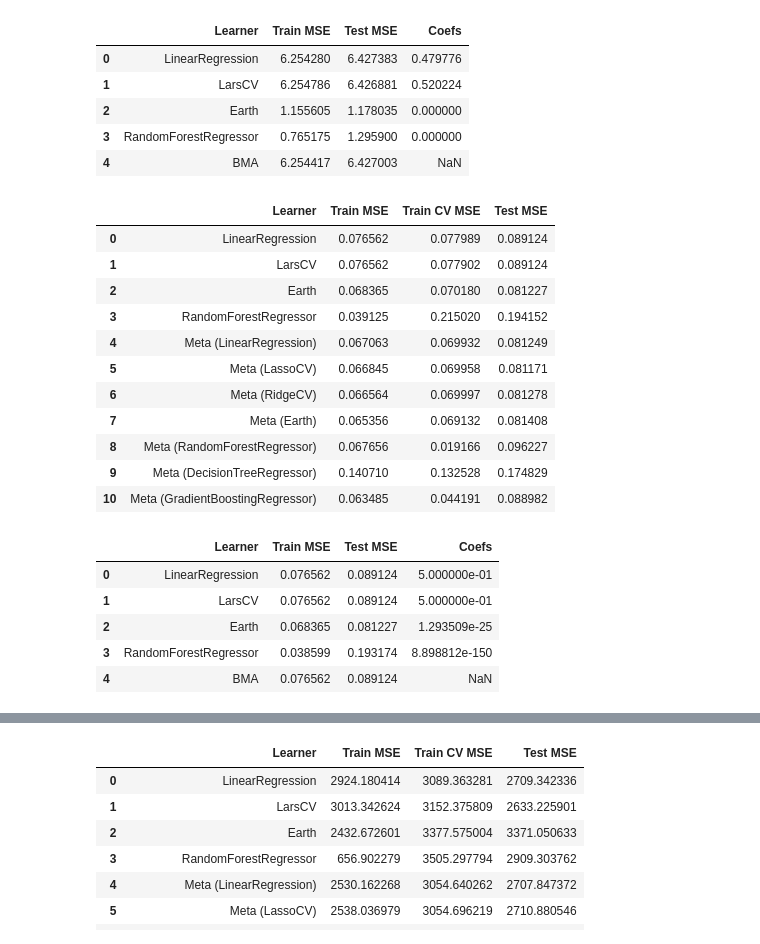
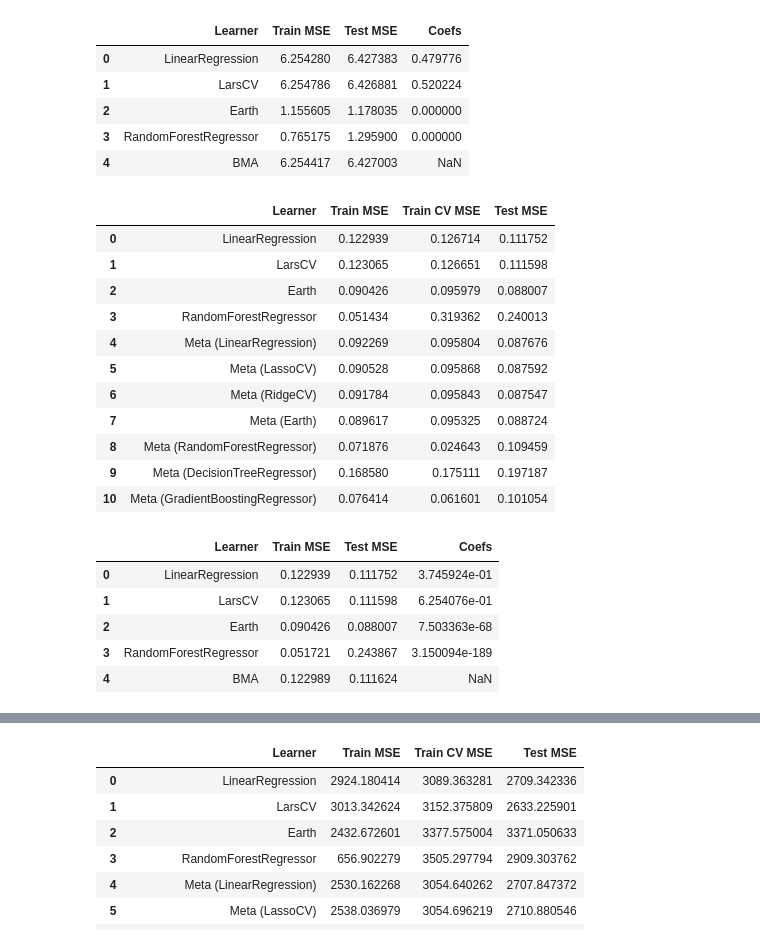
Before and after one commit to Akababa/super-learner, a Jupyter notebook: Reproduce results.ipynb, the cells around one changed output, grey strips where cells are left out. Cells and saved outputs as stored; diff of their text form; code cells hidden in the pictures.

```diff
--- a/Reproduce results.ipynb
+++ b/Reproduce results.ipynb
@@ -30,14 +30,14 @@ rtree=DecisionTreeRegressor(max_depth=3,min_samples_split=5)
 
 cands=[ols,lars,earth,rf]
 metas=[ols,lasso,ridge,earth,rf,rtree,gbm]
-def helper(X1,y1,X2,y2):
-    display(try_super_learners(cands,metas,X1,y1,X2,y2))
+def helper(X1,y1,X2,y2,cands_bma=cands,cands_sl=cands,metas=metas):
+    display(try_super_learners(cands_sl,metas,X1,y1,X2,y2))
 #     sl=SuperLearner(cand_learners=cands,V=10,meta_learner=ols).fit(X1,y1)
 #     for meta in metas:
 #         sl.meta_learner_=meta.fit(sl.Z_train_cv_,y1)
 #         df=sl.debug(X1,y1,X2,y2,skip_fit=True)
 
-    display(BMA(cand_learners=cands).debug(X1,y1,X2,y2))
+    display(BMA(cand_learners=cands_bma).debug(X1,y1,X2,y2))
 # %% [output]
 The gprof2dot_magic module is not an IPython extension.
 # %%
@@ -74,43 +74,43 @@ helper(*train1,*test1)
 # %%
 # Second simulation (low noise linear)
 def sim2(n, noise_ratio=0.1):
     w = np.zeros(12)
     w[0:6] = 0.9
-    w[6:8] = 0.3
-    w[8:10] = 0.1
-    x12 = np.random.poisson(1 ,size=(n,2))
-    x36 = np.random.uniform(0,1, size=(n,4))
-    x78 = x12*x36[:,0:2]
-    x910 = x36[:,0:2]*x36[:,1:3]
-    x1112 = np.random.binomial(2, 0.5, size=(n,2))
-    y_mat = pd.DataFrame(np.concatenate([x12, x36, x78, x910, x1112], axis=1))
+    w[6:8] = 0.4
+    w[8:10] = 0.2
+    x12 = np.random.poisson(1 ,size=(2,n))
+    x36 = np.random.uniform(0,1, size=(4,n))
+    x78 = x12*x36[0:2]
+    x910 = x36[0:2]*x36[1:3]
+    x1112 = np.random.binomial(2, 0.5, size=(2,n))
+    y_mat = pd.DataFrame(np.transpose(np.concatenate([x12, x36, x78, x910, x1112], axis=0)))
     X = y_mat[y_mat.columns[[0,1,2,3,4,5,10,11]]]
     Ey = y_mat.multiply(w, axis=1).sum(axis=1)
     var_y = np.var(Ey)
     eps = np.random.normal(0,noise_ratio*var_y,size=n)
     y = Ey + eps
     return X, y
 
 train2,test2=sim2(1000,0.1),sim2(10000,0.1)
 helper(*train2,*test2)
 # %% [output]
 |  | Learner | Train MSE | Train CV MSE | Test MSE |
-| 0 | LinearRegression | 0.076562 | 0.077989 | 0.089124 |
-| 1 | LarsCV | 0.076562 | 0.077902 | 0.089124 |
-| 2 | Earth | 0.068365 | 0.070180 | 0.081227 |
-| 3 | RandomForestRegressor | 0.039125 | 0.215020 | 0.194152 |
-| 4 | Meta (LinearRegression) | 0.067063 | 0.069932 | 0.081249 |
-| 5 | Meta (LassoCV) | 0.066845 | 0.069958 | 0.081171 |
-| 6 | Meta (RidgeCV) | 0.066564 | 0.069997 | 0.081278 |
-| 7 | Meta (Earth) | 0.065356 | 0.069132 | 0.081408 |
-| 8 | Meta (RandomForestRegressor) | 0.067656 | 0.019166 | 0.096227 |
-| 9 | Meta (DecisionTreeRegressor) | 0.140710 | 0.132528 | 0.174829 |
-| 10 | Meta (GradientBoostingRegressor) | 0.063485 | 0.044191 | 0.088982 |
+| 0 | LinearRegression | 0.122939 | 0.126714 | 0.111752 |
+| 1 | LarsCV | 0.123065 | 0.126651 | 0.111598 |
+| 2 | Earth | 0.090426 | 0.095979 | 0.088007 |
+| 3 | RandomForestRegressor | 0.051434 | 0.319362 | 0.240013 |
+| 4 | Meta (LinearRegression) | 0.092269 | 0.095804 | 0.087676 |
+| 5 | Meta (LassoCV) | 0.090528 | 0.095868 | 0.087592 |
+| 6 | Meta (RidgeCV) | 0.091784 | 0.095843 | 0.087547 |
+| 7 | Meta (Earth) | 0.089617 | 0.095325 | 0.088724 |
+| 8 | Meta (RandomForestRegressor) | 0.071876 | 0.024643 | 0.109459 |
+| 9 | Meta (DecisionTreeRegressor) | 0.168580 | 0.175111 | 0.197187 |
+| 10 | Meta (GradientBoostingRegressor) | 0.076414 | 0.061601 | 0.101054 |
 |  | Learner | Train MSE | Test MSE | Coefs |
-| 0 | LinearRegression | 0.076562 | 0.089124 | 5.000000e-01 |
-| 1 | LarsCV | 0.076562 | 0.089124 | 5.000000e-01 |
-| 2 | Earth | 0.068365 | 0.081227 | 1.293509e-25 |
-| 3 | RandomForestRegressor | 0.038599 | 0.193174 | 8.898812e-150 |
-| 4 | BMA | 0.076562 | 0.089124 | NaN |
+| 0 | LinearRegression | 0.122939 | 0.111752 | 3.745924e-01 |
+| 1 | LarsCV | 0.123065 | 0.111598 | 6.254076e-01 |
+| 2 | Earth | 0.090426 | 0.088007 | 7.503363e-68 |
+| 3 | RandomForestRegressor | 0.051721 | 0.243867 | 3.150094e-189 |
+| 4 | BMA | 0.122989 | 0.111624 | NaN |
 # %%
 # third simulation (linear high noise)
```
Also changed, not shown: parts of 3 cells of this notebook.
